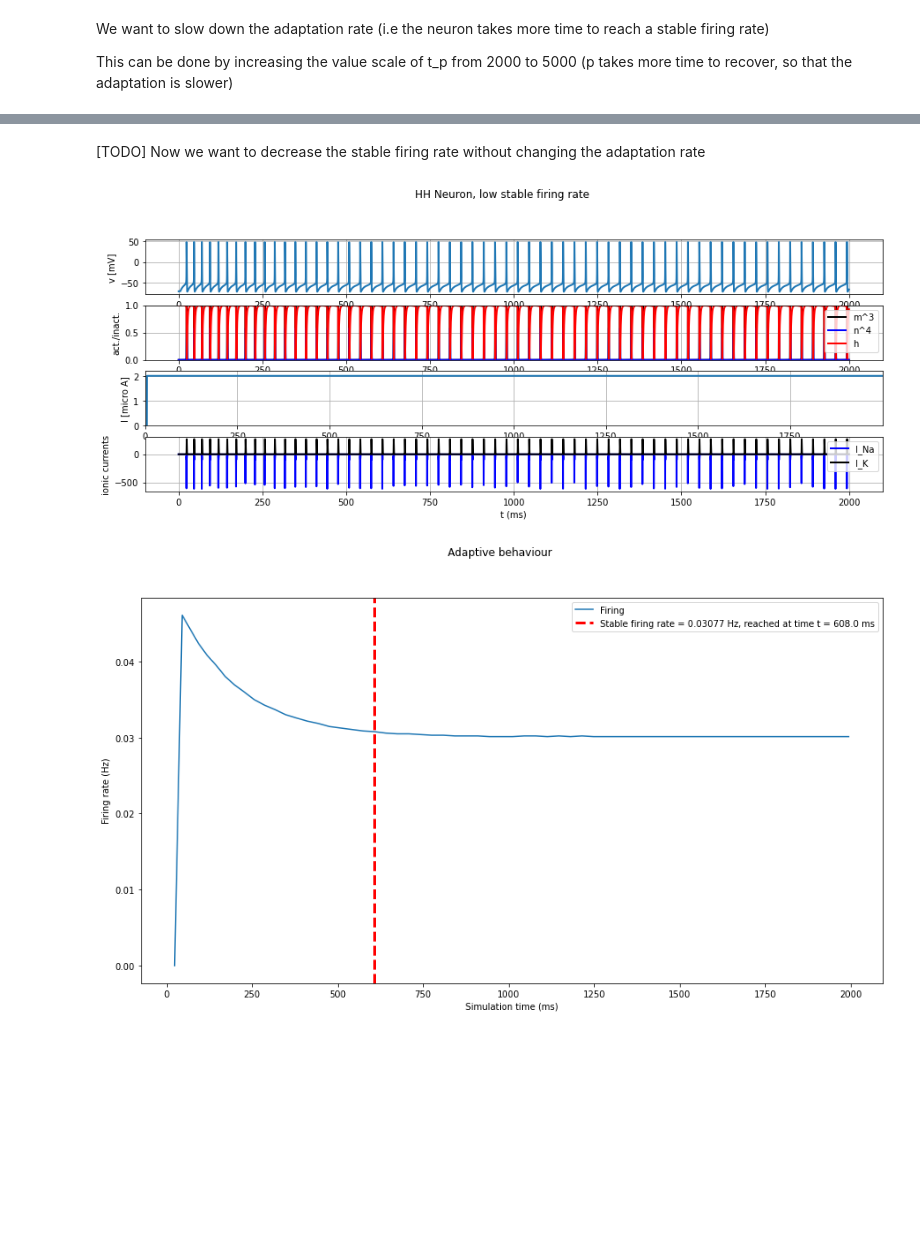
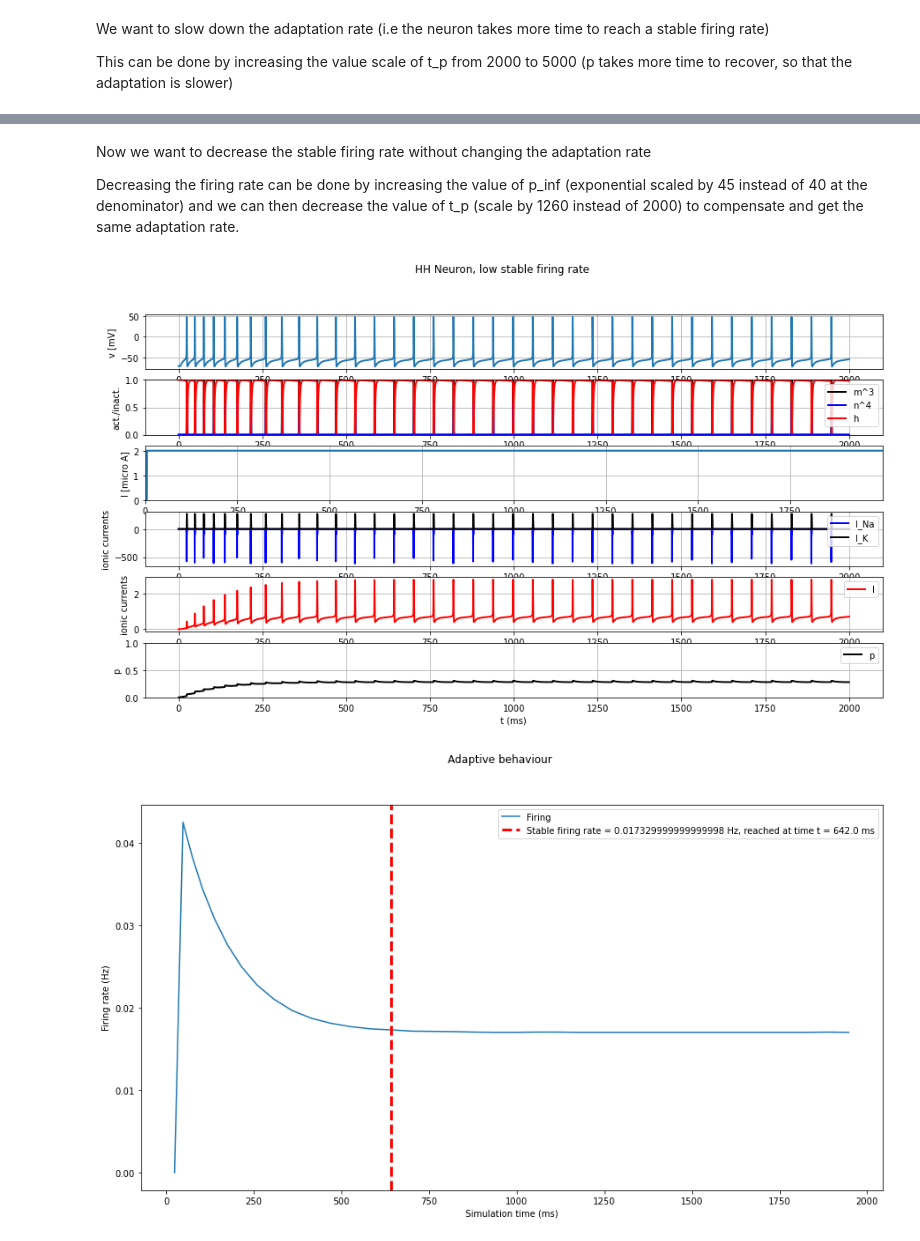
Before and after one commit to Thomas-debug-creator/SingleNeuron-HH2AdEx, a Jupyter notebook: first_notebook.ipynb, the cells around one changed output, grey strips where cells are left out. Drawn from its saved outputs; the diff is of its cells as text; code cells hidden in the pictures; blank space fills up the shorter version.

```diff
--- a/first_notebook.ipynb
+++ b/first_notebook.ipynb
@@ -371,9 +371,12 @@ def extract_spike_timings(state_monitor, plot = True):
     # Compute the point at which the firing rate is stable (change less thansome threshold)
     threshold = 0.0001
     diff_timings = np.empty(time_between_spikes_cleaned.shape)
-    diff_timings[0] = np.inf  # always retain the 1st element
-    diff_timings[1:] = np.diff(time_between_spikes_cleaned)
-    mask_2 = diff_timings < threshold
+
+    """TODO: rework the stable time computation"""
+    length_check = 1
+    diff_timings[:length_check] = np.inf  # always retain the 1st element
+    diff_timings[length_check:] = np.diff(time_between_spikes_cleaned)
+    mask_2 = np.abs(diff_timings) < threshold
 
     stable_firine_rate = np.round(firing_rate[mask_2][1], 2) * b2.ms
     stable_firine_rate_time = np.round(state_monitor.t[indices[mask]][mask_2][1],3) / b2.ms
@@ -474,5 +477,7 @@ firing_rate = extract_spike_timings(state_monitor_slow_adaptive)
 # %% [markdown]
-[TODO] Now we want to decrease the stable firing rate without changing the adaptation rate
+Now we want to decrease the stable firing rate without changing the adaptation rate
+
+Decreasing the firing rate can be done by increasing the value of p_inf (exponential scaled by 45 instead of 40 at the denominator) and we can then decrease the value of t_p (scale by 1260 instead of 2000) to compensate and get the same adaptation rate.
 # %%
 def simulate_HH_neuron_low_firing(input_current, simulation_time, ):
 
@@ -512,40 +517,40 @@ def simulate_HH_neuron_low_firing(input_current, simulation_time, ):
     betah = 4./(1+exp(-0.2*(20 + vm/mV)))/ms : Hz
     betam = 0.28*(20 + vm/mV)/(-1+exp(0.2*(20 + vm/mV)))/ms : Hz
     betan = .5*exp(-(50 + vm/mV)/40)/ms : Hz
-    p_inf = 1./(1. + exp(-.1*(30 + vm/mV))) : 1
-    t_p = 2000/(3.3*exp((20 + vm/mV)/20) + exp(-(20 + vm/mV)/20))*ms : second
+    p_inf = 1./(1. + exp(-.1*(45 + vm/mV))) : 1
+    t_p = 1260/(3.3*exp((20 + vm/mV)/20) + exp(-(20 + vm/mV)/20))*ms : second
     dh/dt = alphah*(1-h)-betah*h : 1
     dm/dt = alpham*(1-m)-betam*m : 1
     dn/dt = alphan*(1-n)-betan*n : 1
     dp/dt = (p_inf - p)/t_p : 1
     dvm/dt = membrane_Im/C : volt
     """
 
     neuron = b2.NeuronGroup(1, eqs, method="exponential_euler")
 
     # parameter initialization
     neuron.vm = -70 * b2.mV
     neuron.m = 0
     neuron.h = 1
     neuron.n = 0
     neuron.p = 0
 
     # tracking parameters
     st_mon = b2.StateMonitor(neuron, ["vm", "I_e", "m", "n", "h", "I_Na", "I_K", "I_M", "I_L", "p"], record=True)
 
     # running the simulation
     hh_net = b2.Network(neuron)
     hh_net.add(st_mon)
     hh_net.run(simulation_time)
 
     return st_mon
 
 I_min = 2
 sim_time = 2000
 current = input_factory.get_step_current(5, sim_time, b2.ms, I_min *b2.uA)
 state_monitor_low_firing = simulate_HH_neuron_low_firing(current, sim_time * b2.ms)
-plot_data(state_monitor_low_firing, title="HH Neuron, low stable firing rate")
+plot_data(state_monitor_low_firing, title="HH Neuron, low stable firing rate", model_type="adaptive")
 firing_rate = extract_spike_timings(state_monitor_low_firing)
 # %% [output]
-[figure, old version]
+[figure, new version]
-[figure, old version]
+[figure, new version]
```
Also changed, not shown: parts of 17 cells of this notebook.
